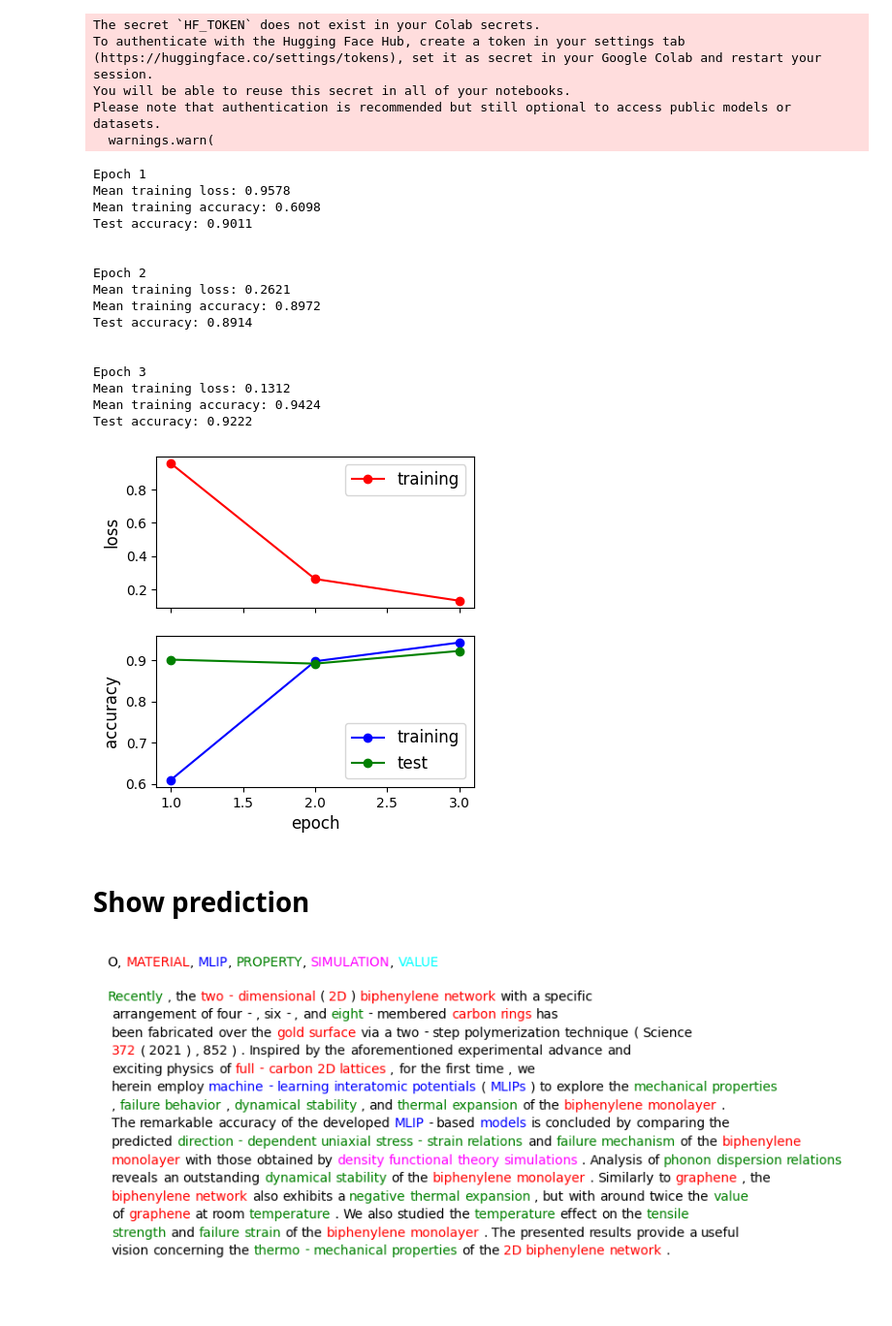
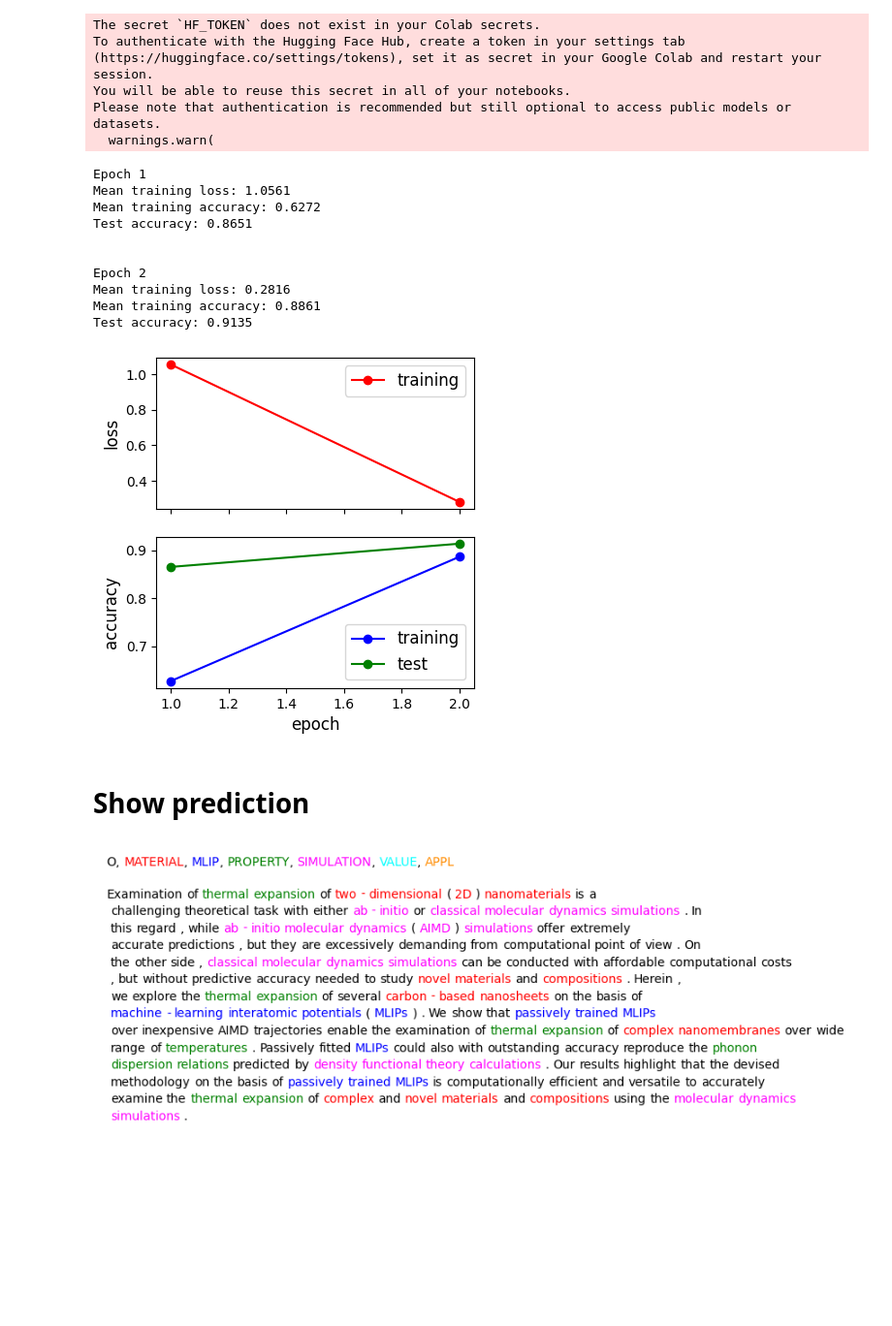
Before and after one commit to BOWENmeZHENG/Bert-NER, a Jupyter notebook: train_ner_MLIP.ipynb, the cells around one changed output. Shown: that part at 97% size. Cells and saved outputs as stored; diff of their text form; code cells hidden in the pictures; blank space fills up the shorter version.

Commit message:
APPL

```diff
--- a/train_ner_MLIP.ipynb
+++ b/train_ner_MLIP.ipynb
@@ -27,14 +24,15 @@ CLASSES = {'MATERIAL': 1,
            'PROPERTY': 3,
            'SIMULATION': 4,
            'VALUE': 5,
+           'APPL': 6,
            'O': 0}
 N_DATA = 0  # 0 is all
 BATCH_SIZE = 1
 SEED = 1421
 MAX_LENGTH = 512
-CLASS_WEIGHTS = [0.1, 1., 1., 1., 1., 1.]
+CLASS_WEIGHTS = [0.1, 1., 1., 1., 1., 1., 1.]
 LEARNING_RATE = 0.0001
-N_EPOCHS = 3
+N_EPOCHS = 2
 # %%
 ut.seed_everything(SEED)
 # %%
@@ -52,44 +50,38 @@ model, train_losses, train_accuracies, test_accuracies, pred_classes, true_class
    'train_test_data/data_train.json', 'train_test_data/data_test.json', CLASSES, N_DATA, BATCH_SIZE, SEED, MAX_LENGTH, CLASS_WEIGHTS, LEARNING_RATE, N_EPOCHS, plot=True, save_model=True)
 # %% [output]
 Epoch 1
-Mean training loss: 0.9578
-Mean training accuracy: 0.6098
-Test accuracy: 0.9011
+Mean training loss: 1.0561
+Mean training accuracy: 0.6272
+Test accuracy: 0.8651
 
 
 Epoch 2
-Mean training loss: 0.2621
-Mean training accuracy: 0.8972
-Test accuracy: 0.8914
-
-
-Epoch 3
-Mean training loss: 0.1312
-Mean training accuracy: 0.9424
-Test accuracy: 0.9222
+Mean training loss: 0.2816
+Mean training accuracy: 0.8861
+Test accuracy: 0.9135
-[figure, old version]
+[figure, new version]
 # %% [markdown]
 # Show prediction
 # %%
-sample_id = 1
+sample_id = 0
 word_list = data_list[sample_id]['words']
 labels = true_all
 predictions = pred_all[sample_id, :, :].max(dim=0)[1]
-colors = ['black', 'red', 'blue', 'green', 'magenta', 'cyan']
+colors = ['black', 'red', 'blue', 'green', 'magenta', 'cyan', 'darkorange']
 real_preds = predictions[:len(word_list)]
 word_list_marked = ['<' + w + '>' for w in word_list]
 markers = [{"color": colors[i]} for i in real_preds]
 j = 0
 for i in range(len(word_list)):
     if (i + 1) % 15 == 0:
         word_list_marked.insert(i + j, '\n')
         j += 1
 fig, ax = plt.subplots()
 ax.set_axis_off()
-HighlightText(x=0., y=1, s='<O>, <MATERIAL>, <MLIP>, <PROPERTY>, <SIMULATION>, <VALUE>',
+HighlightText(x=0., y=1, s='<O>, <MATERIAL>, <MLIP>, <PROPERTY>, <SIMULATION>, <VALUE>, <APPL>',
               highlight_textprops=[{"color": c} for c in colors], ax=ax)
 HighlightText(x=0., y=0.9, s=' '.join(word_list_marked),
               highlight_textprops=markers, ax=ax)
 plt.show()
 # %% [output]
-[figure, old version]
+[figure, new version]
```
Also changed, not shown: parts of 1 cell of this notebook, 24 other files.
